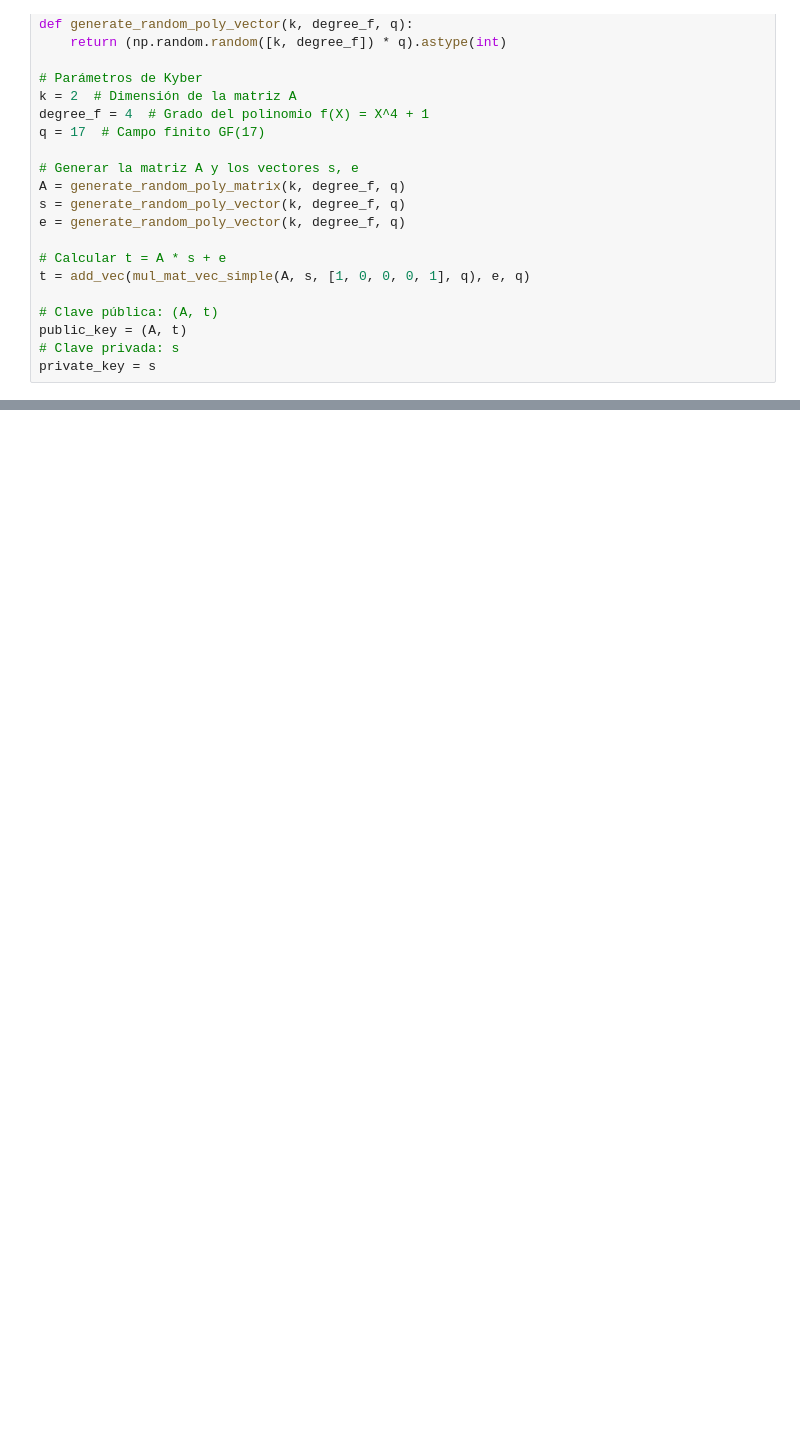
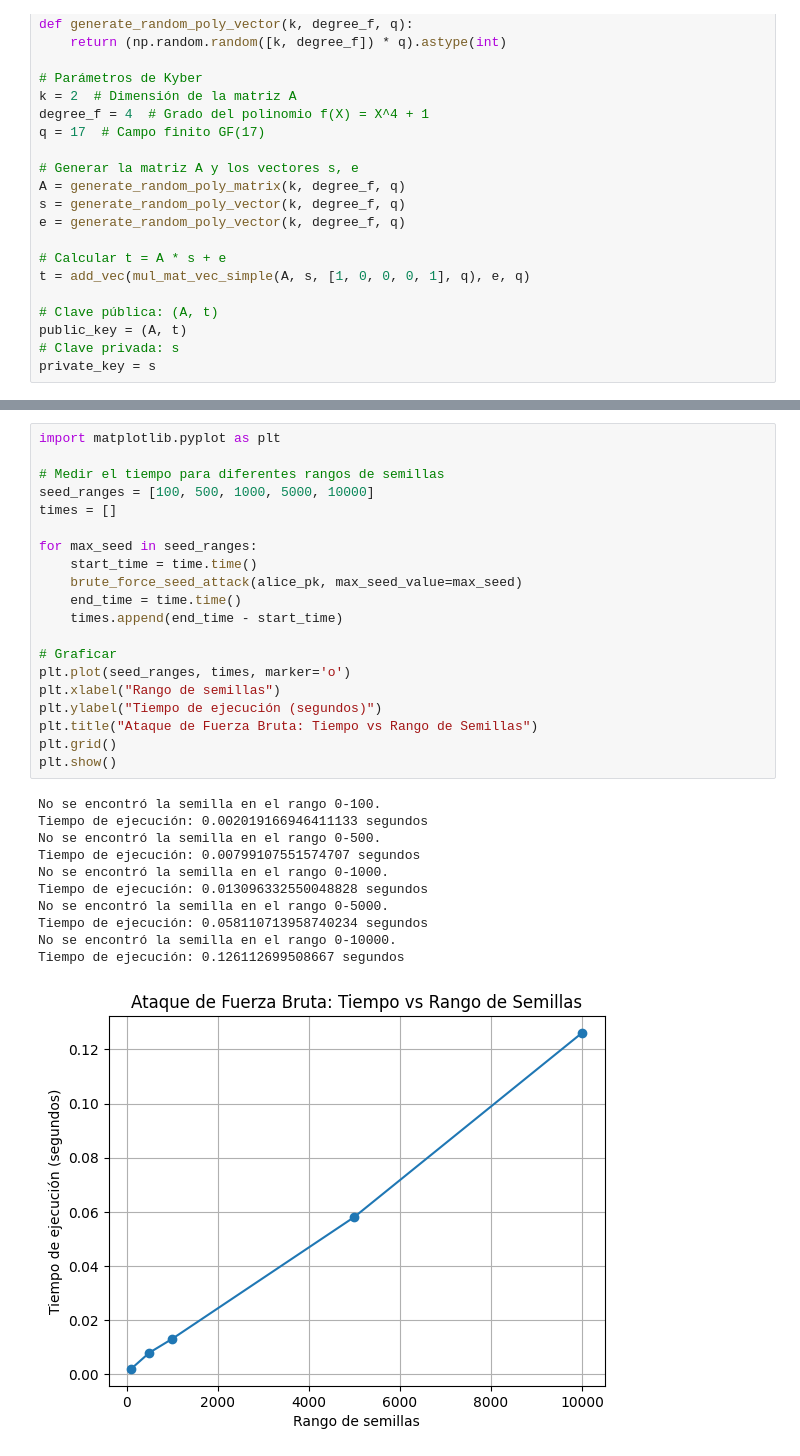
Before and after one commit to macaluzate/cripto-proyecto, a Jupyter notebook: kyber2.ipynb, the cells around one changed output, grey strips where cells are left out. Drawn from its saved outputs; the diff is of its cells as text; blank space fills up the shorter version.

```diff
--- a/kyber2.ipynb
+++ b/kyber2.ipynb
@@ -691,0 +1326,32 @@ Mensaje descifrado: [0, 0, 0, 0]
+# %%
+import matplotlib.pyplot as plt
+
+# Medir el tiempo para diferentes rangos de semillas
+seed_ranges = [100, 500, 1000, 5000, 10000]
+times = []
+
+for max_seed in seed_ranges:
+    start_time = time.time()
+    brute_force_seed_attack(alice_pk, max_seed_value=max_seed)
+    end_time = time.time()
+    times.append(end_time - start_time)
+
+# Graficar
+plt.plot(seed_ranges, times, marker='o')
+plt.xlabel("Rango de semillas")
+plt.ylabel("Tiempo de ejecución (segundos)")
+plt.title("Ataque de Fuerza Bruta: Tiempo vs Rango de Semillas")
+plt.grid()
+plt.show()
+# %% [output]
+No se encontró la semilla en el rango 0-100.
+Tiempo de ejecución: 0.002019166946411133 segundos
+No se encontró la semilla en el rango 0-500.
+Tiempo de ejecución: 0.00799107551574707 segundos
+No se encontró la semilla en el rango 0-1000.
+Tiempo de ejecución: 0.013096332550048828 segundos
+No se encontró la semilla en el rango 0-5000.
+Tiempo de ejecución: 0.058110713958740234 segundos
+No se encontró la semilla en el rango 0-10000.
+Tiempo de ejecución: 0.126112699508667 segundos
+[figure, added]
```
Also changed, not shown: parts of 23 cells of this notebook, 1 other file.
